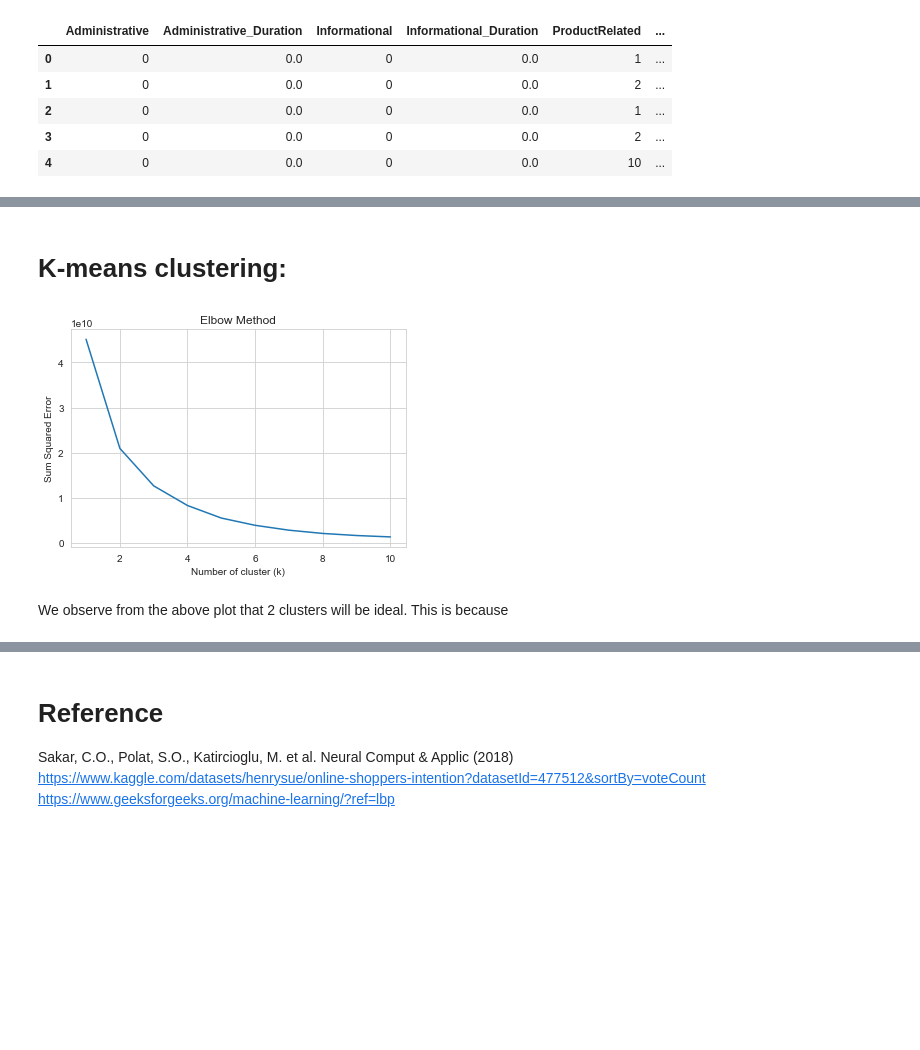
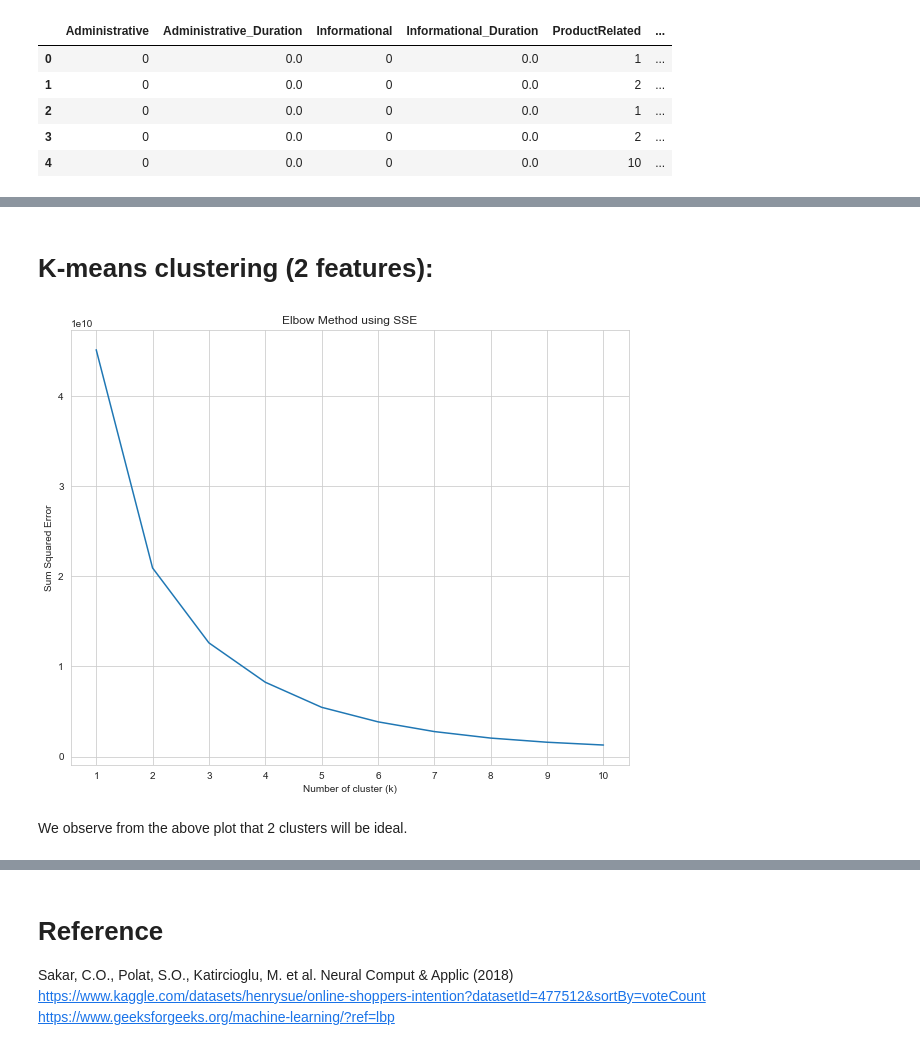
Before and after one commit to tingmwgnit/machine_learning_playground, a Jupyter notebook: k_means/online_shoppers_intention.ipynb, the cells around one changed output, grey strips where cells are left out. Cells and saved outputs as stored; diff of their text form; code cells hidden in the pictures; blank space fills up the shorter version.

```diff
--- a/k_means/online_shoppers_intention.ipynb
+++ b/k_means/online_shoppers_intention.ipynb
@@ -76,0 +108,6 @@ dtype: int64
+# %%
+#correlation heat map(lower triangle only)
+sns.heatmap(df.corr(),cmap='cool',linewidths=0.2, linecolor='black')#setting the format of the heatmat
+plt.rcParams['figure.figsize'] = [13, 10]#set figure size
+plt.title('Correlation Heatmap')#title
+plt.show()#display
@@ -77,28 +119,30 @@ dtype: int64
 # %% [markdown]
-# K-means clustering:
+# K-means clustering (2 features):
 # %%
 # features in this model are the 5th and 6th attributes: 'ProductRelated_Duration' and 'BounceRates'
 x = df.iloc[:, [5, 6]].values
 # %%
 #Find optimum number of cluster using the Elbow methods
 sse = [] #SUM OF SQUARED ERROR
-for k in range(1,11):
-    km = KMeans(n_clusters=k, random_state=2)
-    km.fit(x)
-    sse.append(km.inertia_)
+#compare the SSE from 1 cluser up to 10 clusters
+for k in range(1,11): #iterate from 1 to 10
+    km = KMeans(n_clusters=k, random_state=2)#initialize the model of k clusters, seed the randomness with '2'
+    km.fit(x)#fit the model of k clusters
+    sse.append(km.inertia_)#append the sse to the list 'sse'
 
-sns.set_style("whitegrid")
-g=sns.lineplot(x=range(1,11), y=sse)
+sns.set_style("whitegrid")#set grid background of the plot
+g=sns.lineplot(x=range(1,11), y=sse)#set x-axis and y-axis
 
+#set texts in the plot
 g.set(xlabel ="Number of cluster (k)",
       ylabel = "Sum Squared Error",
-      title ='Elbow Method')
-
-plt.show()
+      title ='Elbow Method using SSE')
+plt.xticks(range(1,11,1))
+plt.show()#show the plot
 # %% [output]
-[figure, old version]
+[figure, new version]
 # %% [markdown]
-We observe from the above plot that 2 clusters will be ideal. This is because
+We observe from the above plot that 2 clusters will be ideal.
 # %%
 # fitting the K-means clustering model with 2 clusters: Uniterested Customers & Target Customers
 # and 2 features: Product Relate Duration vs Bounce Rates
```
Also changed, not shown: parts of 10 cells of this notebook, 1 other file.
